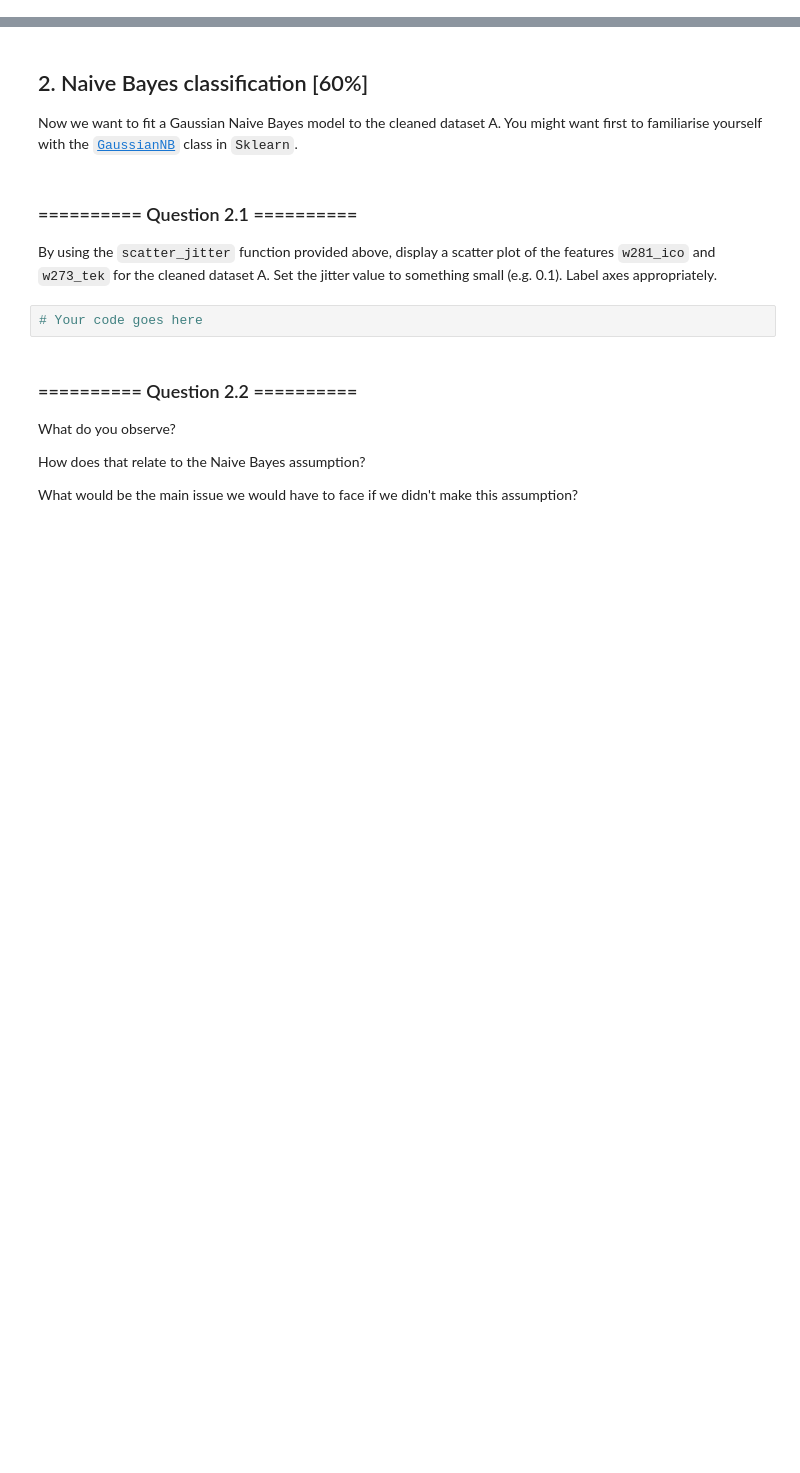
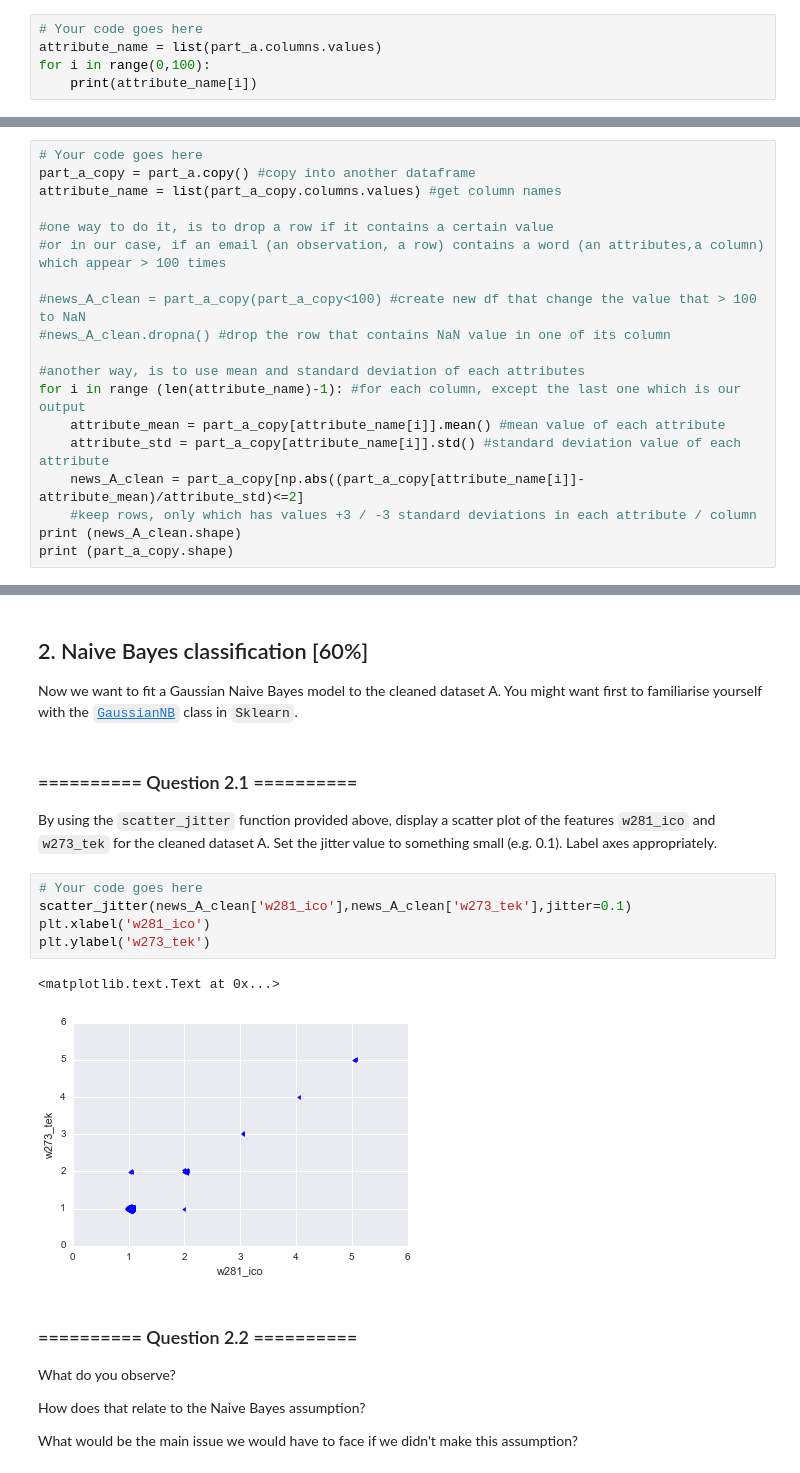
Before and after one commit to richardharmadi/iaml, a Jupyter notebook: 03_Assignment_1.ipynb, the cells around one changed output, grey strips where cells are left out. Drawn from its saved outputs; the diff is of its cells as text; blank space fills up the shorter version.

```diff
--- a/03_Assignment_1.ipynb
+++ b/03_Assignment_1.ipynb
@@ -115,0 +154,5 @@ You might observe that each attribute consists of two parts:
+# %%
+# Your code goes here
+attribute_name = list(part_a.columns.values)
+for i in range(0,100):
+    print(attribute_name[i])
@@ -143,0 +212,19 @@ You might think that the presence of outliers in the dataset has been a resut of
+# %%
+# Your code goes here
+part_a_copy = part_a.copy() #copy into another dataframe
+attribute_name = list(part_a_copy.columns.values) #get column names
+
+#one way to do it, is to drop a row if it contains a certain value
+#or in our case, if an email (an observation, a row) contains a word (an attributes,a column) which appear > 100 times
+
+#news_A_clean = part_a_copy(part_a_copy<100) #create new df that change the value that > 100 to NaN
+#news_A_clean.dropna() #drop the row that contains NaN value in one of its column
+
+#another way, is to use mean and standard deviation of each attributes
+for i in range (len(attribute_name)-1): #for each column, except the last one which is our output
+    attribute_mean = part_a_copy[attribute_name[i]].mean() #mean value of each attribute
+    attribute_std = part_a_copy[attribute_name[i]].std() #standard deviation value of each attribute
+    news_A_clean = part_a_copy[np.abs((part_a_copy[attribute_name[i]]-attribute_mean)/attribute_std)<=2]
+    #keep rows, only which has values +3 / -3 standard deviations in each attribute / column
+print (news_A_clean.shape)
+print (part_a_copy.shape)
@@ -153,8 +252,14 @@ Now we want to fit a Gaussian Naive Bayes model to the cleaned dataset A. You mi
 ### ========== Question 2.1 ==========
 
 By using the `scatter_jitter` function provided above, display a scatter plot of the features `w281_ico` and `w273_tek` for the cleaned dataset A. Set the jitter value to something small (e.g. 0.1). Label axes appropriately.
-# %%
-# Your code goes here
+# %%
+# Your code goes here
+scatter_jitter(news_A_clean['w281_ico'],news_A_clean['w273_tek'],jitter=0.1)
+plt.xlabel('w281_ico')
+plt.ylabel('w273_tek')
+# %% [output]
+<matplotlib.text.Text at 0x...>
+[figure, added]
 # %% [markdown]
 ### ========== Question 2.2 ==========
 What do you observe?
```
Also changed, not shown: parts of 21 cells of this notebook.
